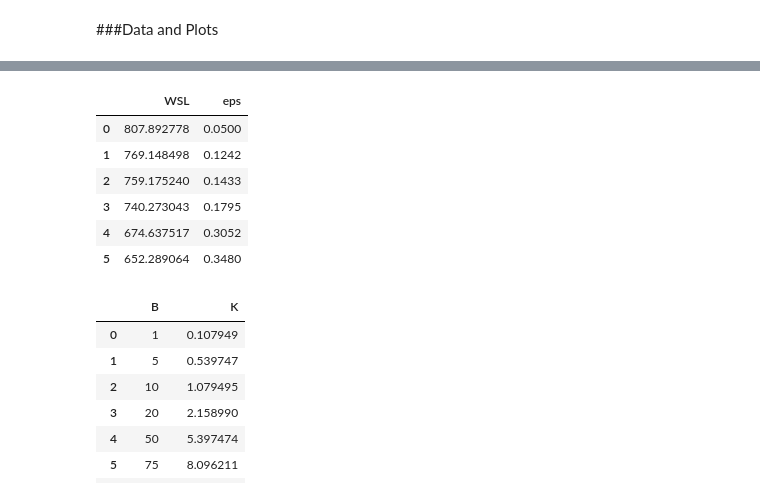
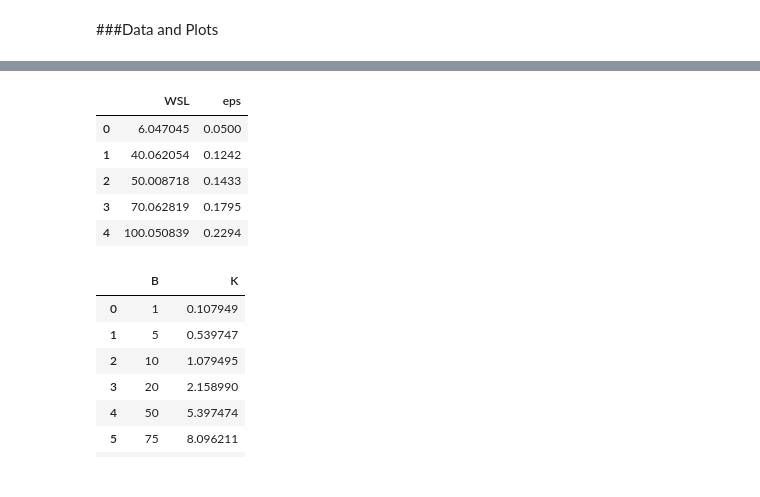
Before and after one commit to katrinleinweber/p8git, a Jupyter notebook: droplets.ipynb, the cells around one changed output, grey strips where cells are left out. Drawn from its saved outputs; the diff is of its cells as text; code cells hidden in the pictures.

```diff
--- a/droplets.ipynb
+++ b/droplets.ipynb
@@ -211,19 +231,19 @@ Poisson's ratio = 0.25
 # %%
 ##Epsilon_SL values
 
-values=np.array([0.05,0.1242,0.1433,0.1795,0.3052,0.348])
+#values=np.array([0.05,0.1242,0.1433,0.1795,0.3052,0.348])
+values=np.array([0.05,0.1242,0.1433,0.1795,0.2294,])
 Wout=fitfunc(p1,values)
 
 W_req=pd.DataFrame({'eps': values,'WSL': Wout})
 W_req
 # %% [output]
 |  | WSL | eps |
-| 0 | 807.892778 | 0.0500 |
-| 1 | 769.148498 | 0.1242 |
-| 2 | 759.175240 | 0.1433 |
-| 3 | 740.273043 | 0.1795 |
-| 4 | 674.637517 | 0.3052 |
-| 5 | 652.289064 | 0.3480 |
+| 0 | 6.047045 | 0.0500 |
+| 1 | 40.062054 | 0.1242 |
+| 2 | 50.008718 | 0.1433 |
+| 3 | 70.062819 | 0.1795 |
+| 4 | 100.050839 | 0.2294 |
 # %%
 ## K values
 ## Based on Bulk modulus
```
Also changed, not shown: parts of 23 cells of this notebook, 21 other files.
